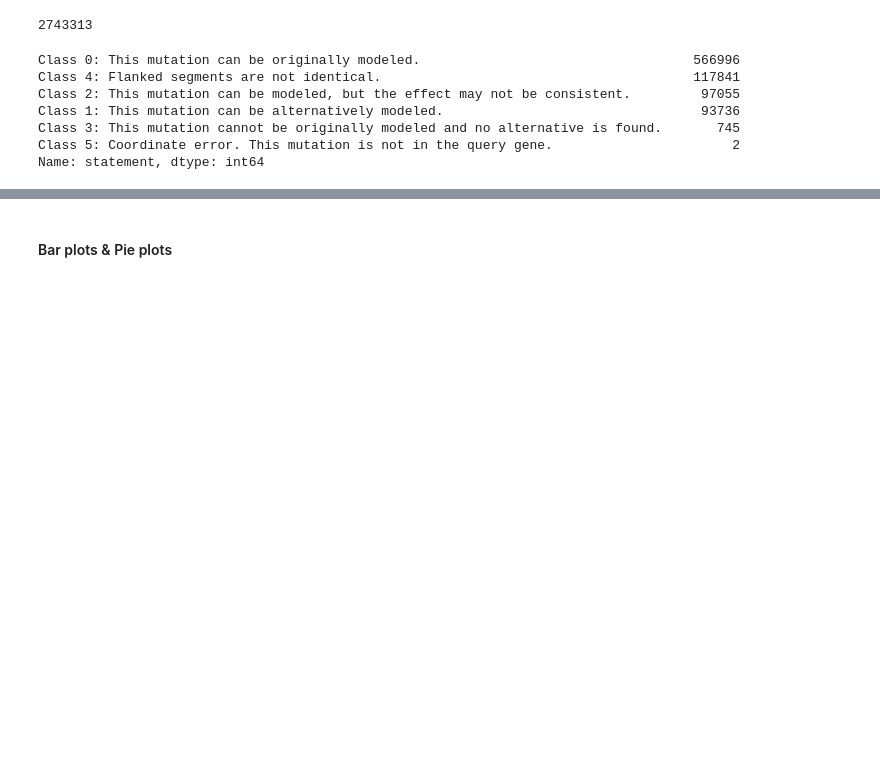
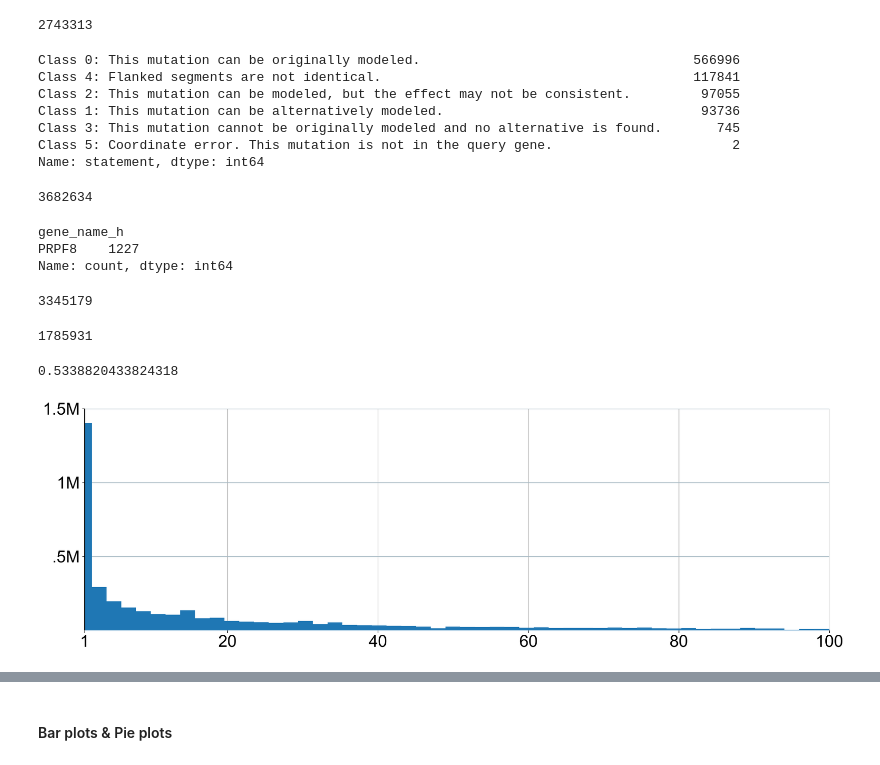
Before and after one commit to kexindon/h2m-public, a Jupyter notebook: manuscript-analysis/2_murine_mutation_database/2_murine_mutation_database.ipynb, the cells around one changed output, grey strips where cells are left out. Cells and saved outputs as stored; diff of their text form; code cells hidden in the pictures; blank space fills up the shorter version.

```diff
--- a/manuscript-analysis/2_murine_mutation_database/2_murine_mutation_database.ipynb
+++ b/manuscript-analysis/2_murine_mutation_database/2_murine_mutation_database.ipynb
@@ -860,13 +1019,3 @@ df_binded.to_csv('/Users/kexindong/Documents/GitHub/Output/h2m_database/database
 path_h_anno, path_m_anno = '/Users/kexindong/Documents/GitHub/Database/Genecode/gencode_v19_GRCh37.db', '/Users/kexindong/Documents/GitHub/Database/Genecode/gencode_vm33_GRCm39.db'
 # remember to replace the paths with yours
 db_h = h2m.anno_loader(path_h_anno)
-# %%
-list_of_gene = list(df_all['tx_id_h'].unique())
-list_chr = []
-for x in list_of_gene:
-    try:
-        chr = str(db_h[x].chrom)[3:]
-    except:
-        chr = None
-    list_chr.append(chr)
-dict_of_chr = dict(zip(list_of_gene, list_chr))
@@ -1179,0 +1278,10 @@ df_clinvar = pd.read_csv('.../clinvar_output/clinvar_result_f0.csv')
+# %%
+len(df_binded['ID_mouse'].unique())
+# %% [output]
+3682634
+# %%
+df_binded[df_binded['flank_size']==1959]['gene_name_h'].value_counts()
+# %% [output]
+gene_name_h
+PRPF8    1227
+Name: count, dtype: int64
@@ -1180 +1292,40 @@ df_clinvar = pd.read_csv('.../clinvar_output/clinvar_result_f0.csv')
+# %%
+len(df_binded[df_binded['flank_size']>0])
+# %% [output]
+3345179
+# %%
+len(df_binded[df_binded['flank_size']>20])
+# %% [output]
+1785931
+# %%
+1785931/3345179
+# %% [output]
+0.5338820433824318
+# %%
+import matplotlib.pyplot as plt
+
+fig, ax = plt.subplots(figsize=(20,6), dpi = 300)
+# Assuming df_binded is your DataFrame
+df_binded['flank_size'].hist(bins=1000)
+# Set the x-axis limit to show only 0 to 750
+plt.xlim(1, 100)
+ax.set_ylim((0,1))
+ax.yaxis.set_ticks([x*10000 for x in [50,100,150]])
+ax.yaxis.set_ticklabels(['.5M', '1M', '1.5M'], size=25, fontfamily="Arial", fontweight=100)
+ax.xaxis.set_ticks([1,20,40,60,80,100])
+ax.xaxis.set_ticklabels([1,20,40,60,80,100], size=25, fontfamily="Arial", fontweight=100)
+# ax.yaxis.set_tick_params(labelbottom=False, labeltop=True, length=0)
+ax.set_axisbelow(True)
+ax.grid(axis = "y", color="#A8BAC4", lw=1.2)
+ax.spines["right"].set_visible(False)
+ax.spines["top"].set_visible(False)
+ax.spines["bottom"].set_visible(False)
+ax.spines["left"].set_lw(1.5)
+ax.spines["left"].set_capstyle("butt")
+plt.yticks(fontsize = 25)
+# Display the plot
+plt.savefig(f'/Users/kexindong/Documents/GitHub/Output/h2m_database/figures/database/hist_flank_size.svg', bbox_inches='tight')
+plt.show()
+# %% [output]
+[figure, added]
 # %%
```
Also changed, not shown: parts of 63 cells of this notebook, 8 other files.
